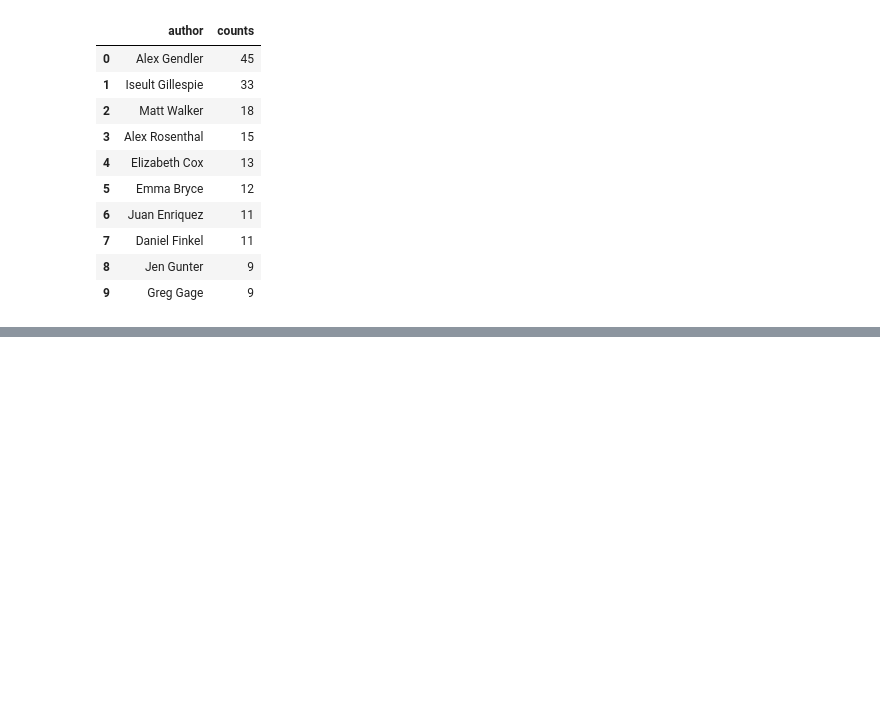
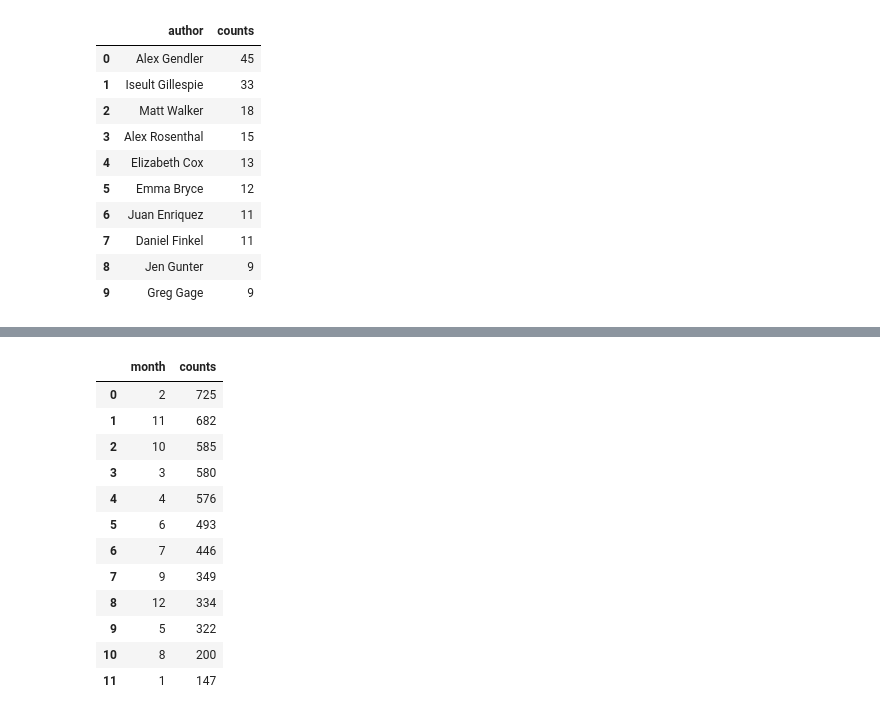
Before and after one commit to Rawanalmobarak/Ted-Talk, a Jupyter notebook: Ted_Talks.ipynb, the cells around one changed output, grey strips where cells are left out. Saved outputs shown, nothing was run; the diff lists cells and outputs as text; code cells hidden in the pictures; blank space fills up the shorter version.

```diff
--- a/Ted_Talks.ipynb
+++ b/Ted_Talks.ipynb
@@ -214,3 +213,22 @@ fig = px.bar(top10Authors, x="author", y="counts", title="Top 10 authors with th
 fig.show()
 # %% [output]
 [interactive output not drawn]
+# %%
+#top Months
+topMonth=df.value_counts('month').reset_index()
+topMonth.columns=['month','counts']
+topMonth
+# %% [output]
+|  | month | counts |
+| 0 | 2 | 725 |
+| 1 | 11 | 682 |
+| 2 | 10 | 585 |
+| 3 | 3 | 580 |
+| 4 | 4 | 576 |
+| 5 | 6 | 493 |
+| 6 | 7 | 446 |
+| 7 | 9 | 349 |
+| 8 | 12 | 334 |
+| 9 | 5 | 322 |
+| 10 | 8 | 200 |
+| 11 | 1 | 147 |
```
Also changed, not shown: parts of 3 cells of this notebook.
